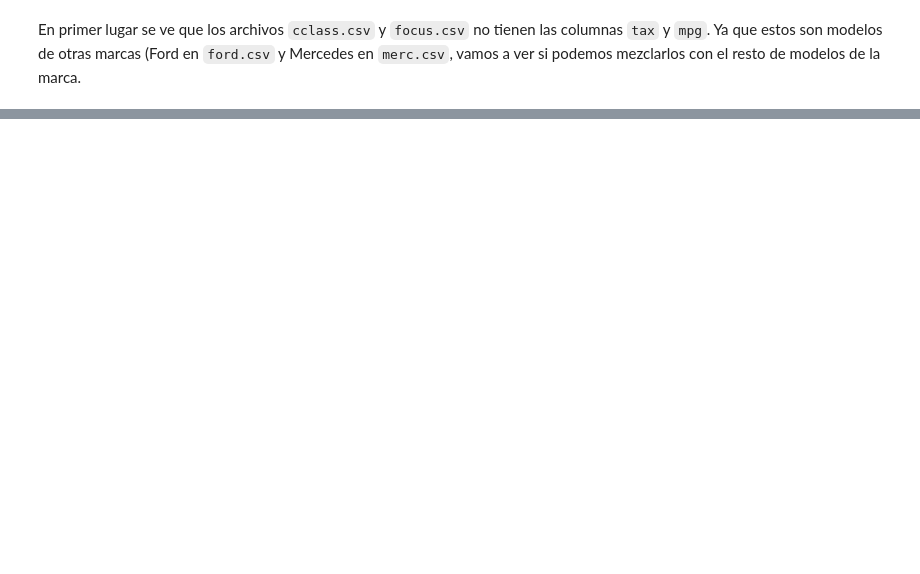
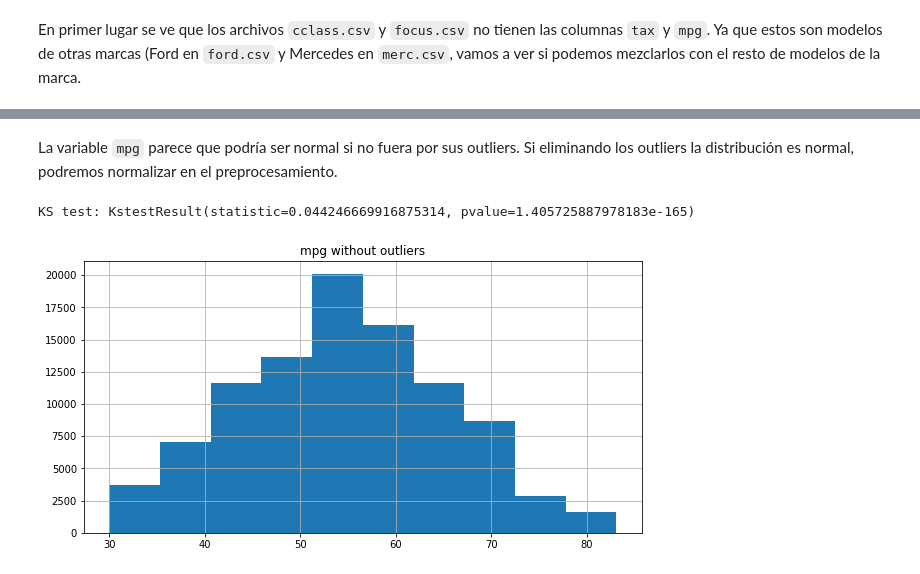
Before and after one commit to dietrujillo/ml_lab, a Jupyter notebook: lab1/notebooks/lab1.ipynb, the cells around one changed output, grey strips where cells are left out. Drawn from its saved outputs; the diff is of its cells as text; code cells hidden in the pictures; blank space fills up the shorter version.

```diff
--- a/lab1/notebooks/lab1.ipynb
+++ b/lab1/notebooks/lab1.ipynb
@@ -88,0 +189,14 @@ En primer lugar se ve que los archivos `cclass.csv` y `focus.csv` no tienen las
+# %%
+columns = [
+    "make", "model", "year", "price", "transmission", "mileage", "fuelType",
+    "tax", "mpg", "engineSize"
+]
+
+df = pd.DataFrame(columns=columns)
+
+for key in dataframes:
+    dataframes[key]["make"] = key
+    assert set(dataframes[key].columns) == set(columns)
+    df = df.append(dataframes[key])
+
+display(df)
@@ -88,0 +241,4 @@ En primer lugar se ve que los archivos `cclass.csv` y `focus.csv` no tienen las
+# %%
+df["year"] = df["year"].astype("int32")
+df[["price", "mileage", "tax"]] = df[["price", "mileage", "tax"]].astype("float64")
+df
@@ -88,0 +277,2 @@ En primer lugar se ve que los archivos `cclass.csv` y `focus.csv` no tienen las
+# %%
+df = df[df["year"] <= 2020]
@@ -88,0 +285,7 @@ En primer lugar se ve que los archivos `cclass.csv` y `focus.csv` no tienen las
+# %%
+numeric_variables = ["year", "price", "mileage", "tax", "mpg", "engineSize"]
+
+for column in numeric_variables:
+    mu, sigma = norm.fit(df[column].dropna())
+    n = norm(loc=mu, scale=sigma)
+    print(f"{column} --> {kstest(df[column].dropna(), n.cdf)}")
@@ -88,0 +306,18 @@ En primer lugar se ve que los archivos `cclass.csv` y `focus.csv` no tienen las
+# %% [markdown]
+La variable `mpg` parece que podría ser normal si no fuera por sus outliers. Si eliminando los outliers la distribución es normal, podremos normalizar en el preprocesamiento.
+# %%
+mpg_std = df["mpg"][(df["mpg"] < np.percentile(df["mpg"].dropna(), 99))
+                    & (df["mpg"] > np.percentile(df["mpg"].dropna(), 1))]
+
+mu, sigma = norm.fit(mpg_std)
+n = norm(loc=mu, scale=sigma)
+print("KS test:", kstest(mpg_std, n.cdf))
+
+plt.figure(figsize=(10, 5))
+plt.hist(mpg_std, bins=10)
+plt.grid(True)
+plt.title("mpg without outliers")
+plt.show()
+# %% [output]
+KS test: KstestResult(statistic=0.044246669916875314, pvalue=1.405725887978183e-165)
+[figure, added]
```
Also changed, not shown: parts of 62 cells of this notebook, 3 other files.
